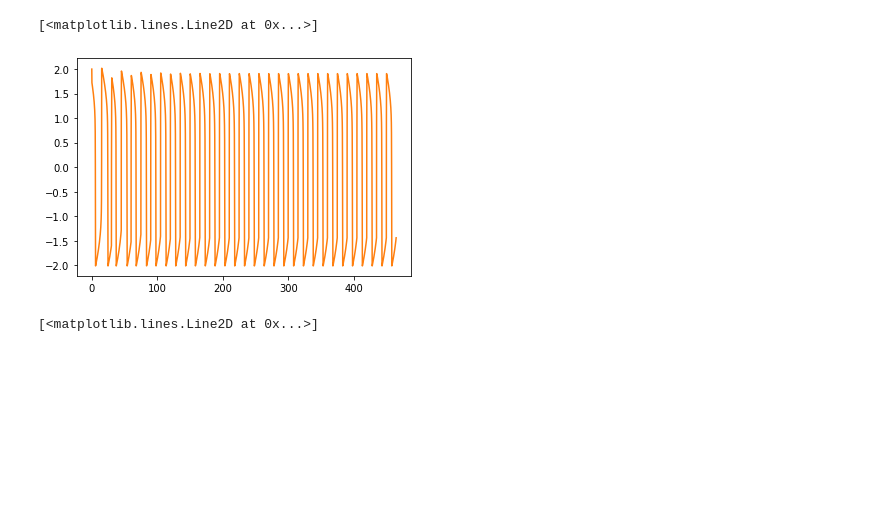
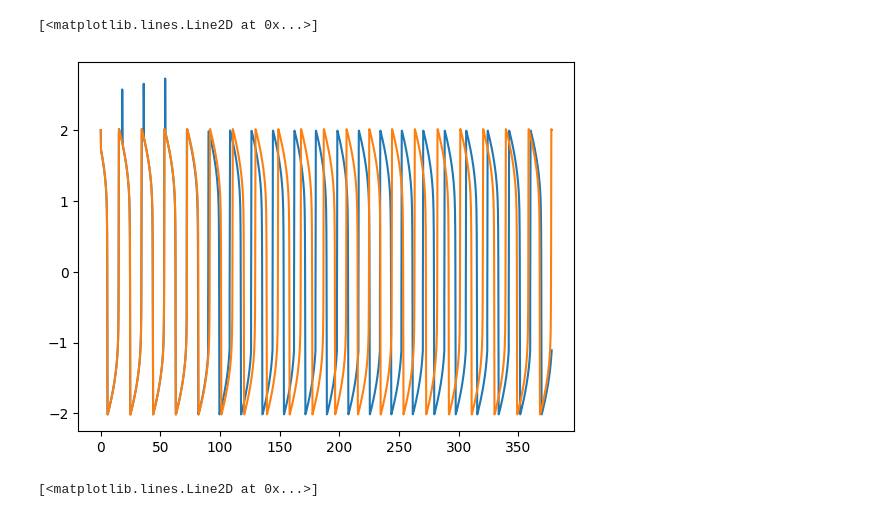
Before and after one commit to moises-santillan/MathematicalBiology, a Jupyter notebook: code/Python/vanDerPol.ipynb, the cells around one changed output. Cells and saved outputs as stored; diff of their text form; code cells hidden in the pictures; blank space fills up the shorter version.

```diff
--- a/code/Python/vanDerPol.ipynb
+++ b/code/Python/vanDerPol.ipynb
@@ -44,21 +64,22 @@ plt.plot(t[:], r[:, 0])
 # %%
 mu = 10
 L = 2
 r0 = [L, 0]
 
 dt = .1
-tp = 15
-p = 0.
-N = 30
-#t, r = perturbacionPeriodica(r0, mu, dt, tp, p, N)
-#plt.plot(t, r[:, 0], color='C0')
+tp = 18
+p = 0.75
+N = 20
+t, r = perturbacionPeriodica(r0, mu, dt, tp, p, N)
+plt.plot(t,r[:,0])
 
-p = 1.5
+
+p = 0
 t, r = perturbacionPeriodica(r0, mu, dt, tp, p, N)
-plt.plot(t, r[:, 0], color='C1')
+plt.plot(t,r[:,0])
 # %% [output]
 [<matplotlib.lines.Line2D at 0x...>]
-[figure, old version]
+[figure, new version]
 # %%
 dt = .1
 tp = 15
```
Also changed, not shown: parts of 6 cells of this notebook.
